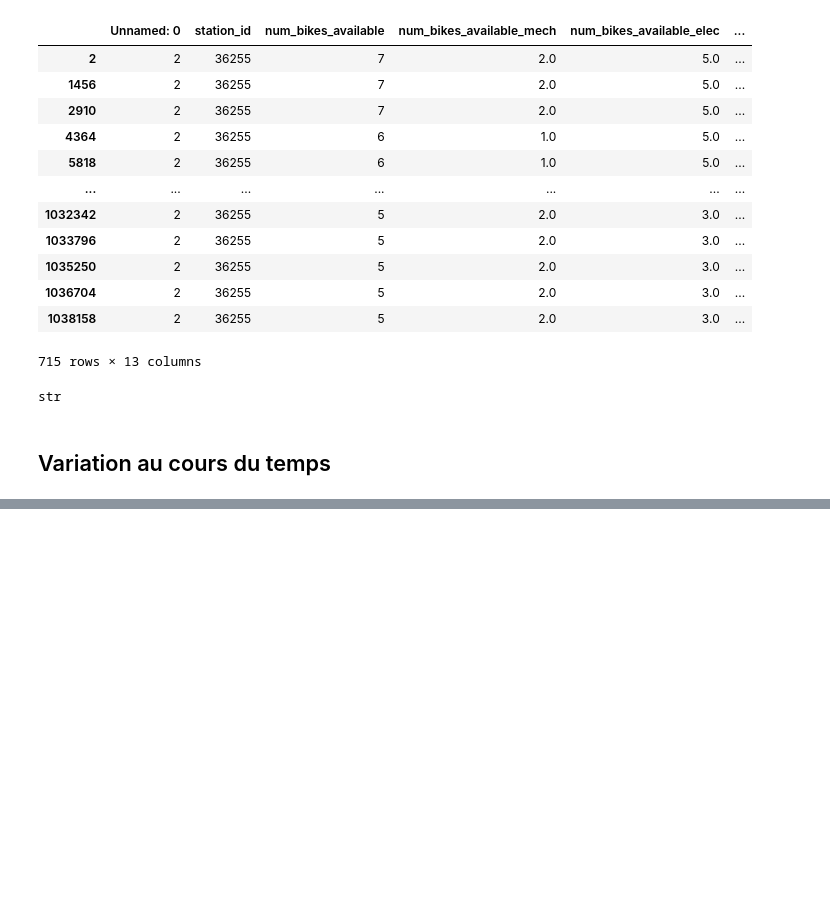
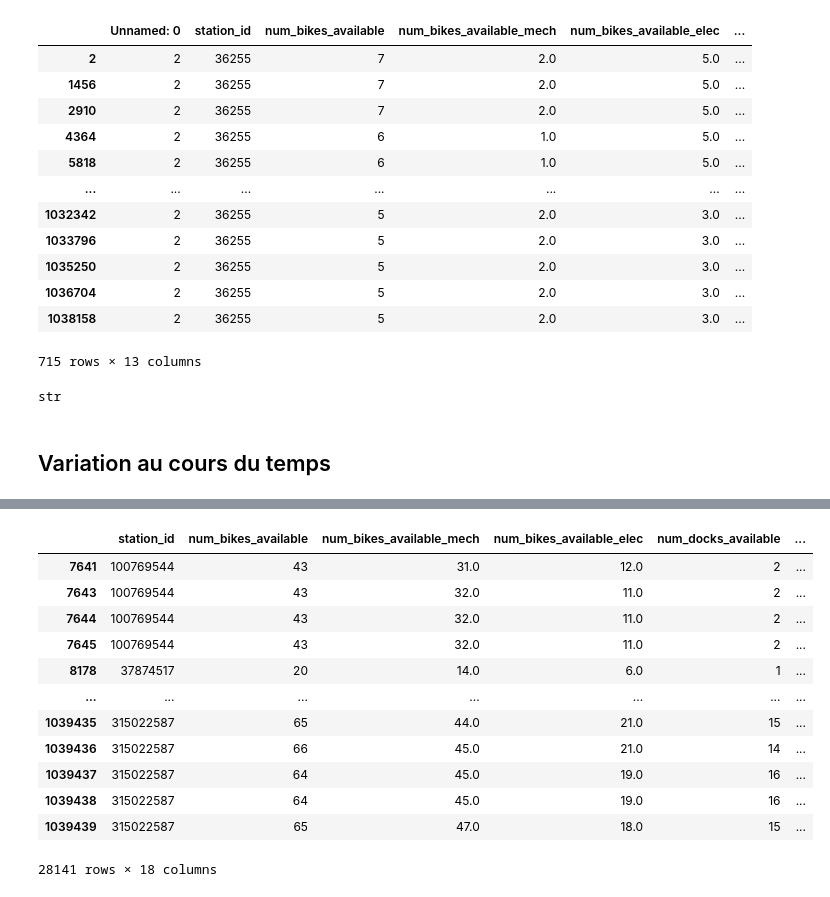
Before and after one commit to JulienGnty/MeteoVelib, a Jupyter notebook: DataAnalysis.ipynb, the cells around one changed output, grey strips where cells are left out. Saved outputs shown, nothing was run; the diff lists cells and outputs as text; code cells hidden in the pictures; blank space fills up the shorter version.

```diff
--- a/DataAnalysis.ipynb
+++ b/DataAnalysis.ipynb
@@ -289,0 +297,16 @@ dftest
+# %%
+lendf[df["occupation_class"] == 4]
+# %% [output]
+|  | station_id | num_bikes_available | num_bikes_available_mech | num_bikes_available_elec | num_docks_available | ... |
+| 7641 | 100769544 | 43 | 31.0 | 12.0 | 2 | ... |
+| 7643 | 100769544 | 43 | 32.0 | 11.0 | 2 | ... |
+| 7644 | 100769544 | 43 | 32.0 | 11.0 | 2 | ... |
+| 7645 | 100769544 | 43 | 32.0 | 11.0 | 2 | ... |
+| 8178 | 37874517 | 20 | 14.0 | 6.0 | 1 | ... |
+| ... | ... | ... | ... | ... | ... | ... |
+| 1039435 | 315022587 | 65 | 44.0 | 21.0 | 15 | ... |
+| 1039436 | 315022587 | 66 | 45.0 | 21.0 | 14 | ... |
+| 1039437 | 315022587 | 64 | 45.0 | 19.0 | 16 | ... |
+| 1039438 | 315022587 | 64 | 45.0 | 19.0 | 16 | ... |
+| 1039439 | 315022587 | 65 | 47.0 | 18.0 | 15 | ... |
+28141 rows × 18 columns
```
Also changed, not shown: parts of 19 cells of this notebook.
